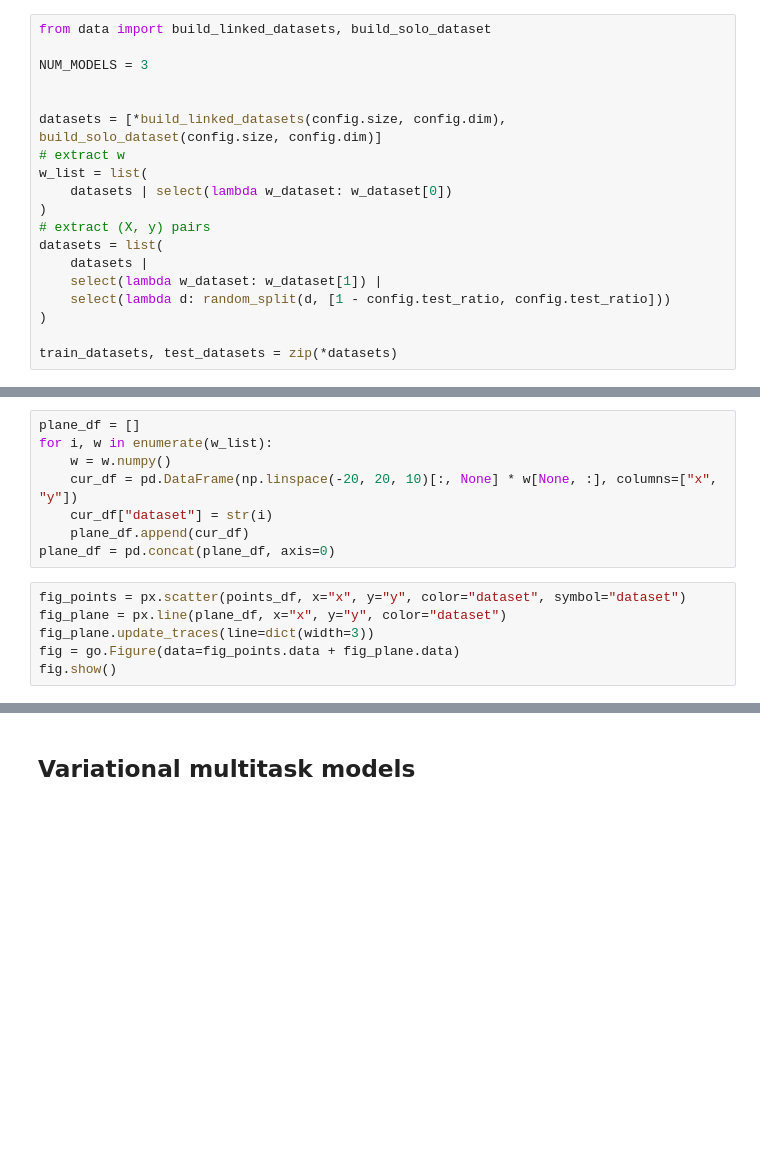
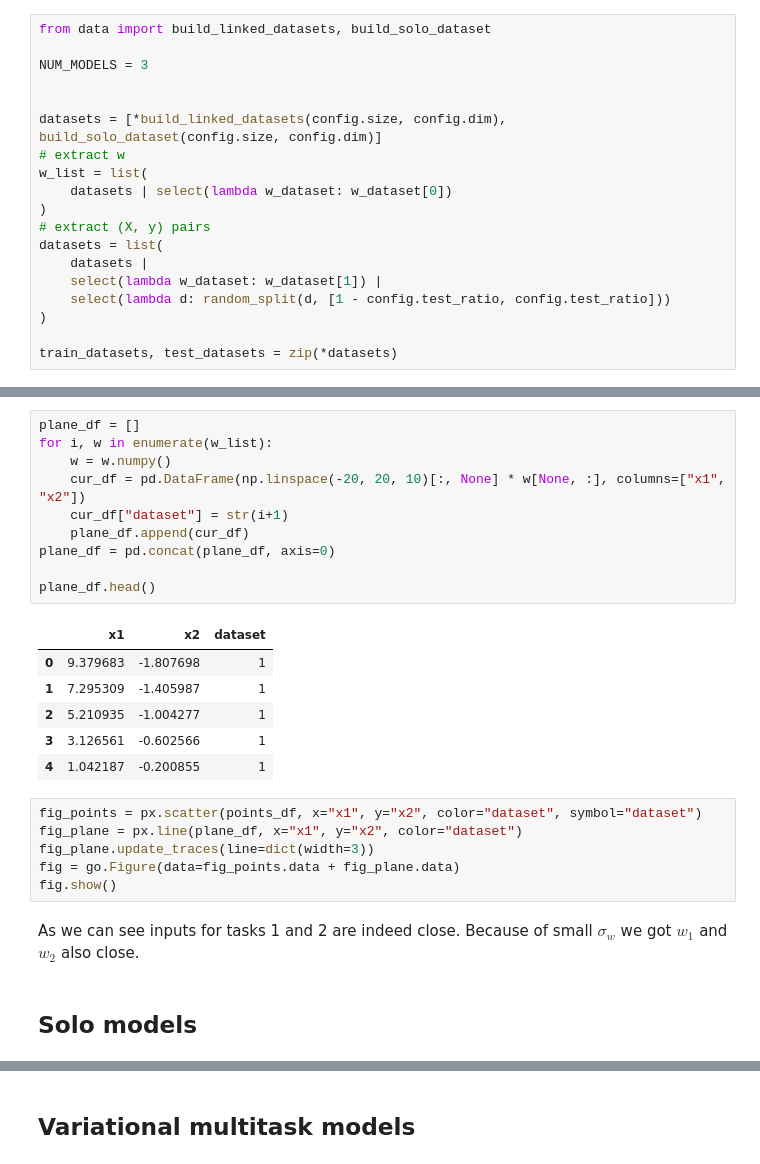
Before and after one commit to intsystems/bmm-multitask-learning, a Jupyter notebook: examples/variational/elementary/elementary.ipynb, the cells around one changed output, grey strips where cells are left out. Saved outputs shown, nothing was run; the diff lists cells and outputs as text; blank space fills up the shorter version.

```diff
--- a/examples/variational/elementary/elementary.ipynb
+++ b/examples/variational/elementary/elementary.ipynb
@@ -89,14 +120,27 @@ points_df.head()
 # %%
 plane_df = []
 for i, w in enumerate(w_list):
     w = w.numpy()
-    cur_df = pd.DataFrame(np.linspace(-20, 20, 10)[:, None] * w[None, :], columns=["x", "y"])
-    cur_df["dataset"] = str(i)
+    cur_df = pd.DataFrame(np.linspace(-20, 20, 10)[:, None] * w[None, :], columns=["x1", "x2"])
+    cur_df["dataset"] = str(i+1)
     plane_df.append(cur_df)
 plane_df = pd.concat(plane_df, axis=0)
+
+plane_df.head()
+# %% [output]
+|  | x1 | x2 | dataset |
+| 0 | 9.379683 | -1.807698 | 1 |
+| 1 | 7.295309 | -1.405987 | 1 |
+| 2 | 5.210935 | -1.004277 | 1 |
+| 3 | 3.126561 | -0.602566 | 1 |
+| 4 | 1.042187 | -0.200855 | 1 |
 # %%
-fig_points = px.scatter(points_df, x="x", y="y", color="dataset", symbol="dataset")
-fig_plane = px.line(plane_df, x="x", y="y", color="dataset")
+fig_points = px.scatter(points_df, x="x1", y="x2", color="dataset", symbol="dataset")
+fig_plane = px.line(plane_df, x="x1", y="x2", color="dataset")
 fig_plane.update_traces(line=dict(width=3))
 fig = go.Figure(data=fig_points.data + fig_plane.data)
 fig.show()
+# %% [markdown]
+As we can see inputs for tasks 1 and 2 are indeed close. Because of small $\sigma_w$ we got $w_1$ and $w_2$ also close.
+# %% [markdown]
+## Solo models
```
Also changed, not shown: parts of 39 cells of this notebook, 4 other files.
